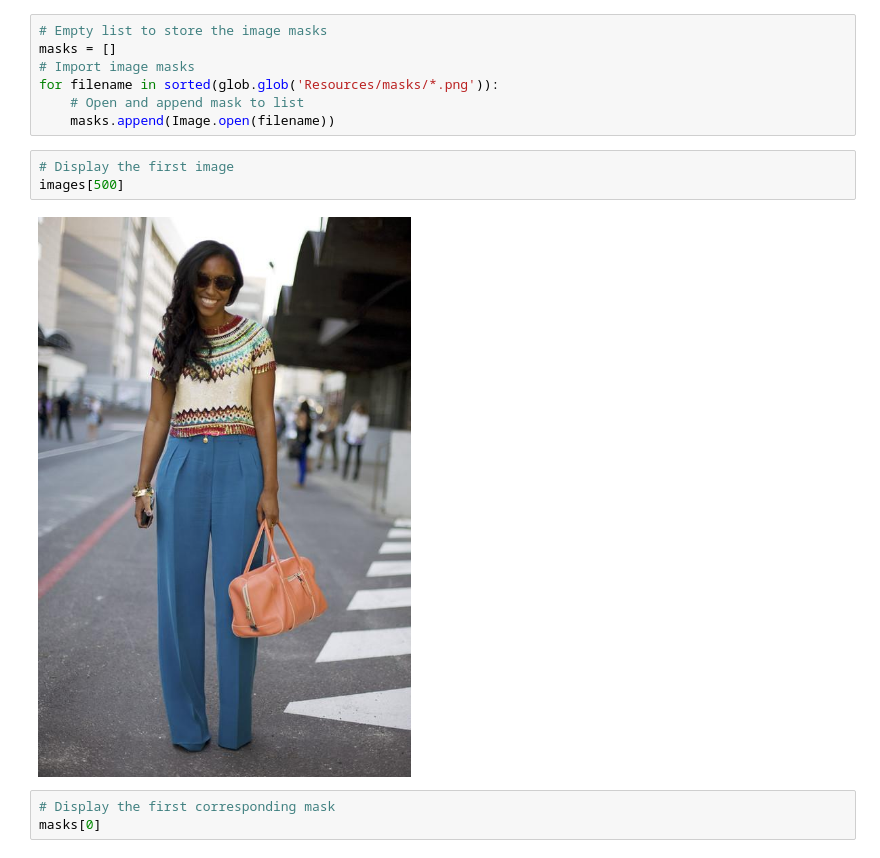
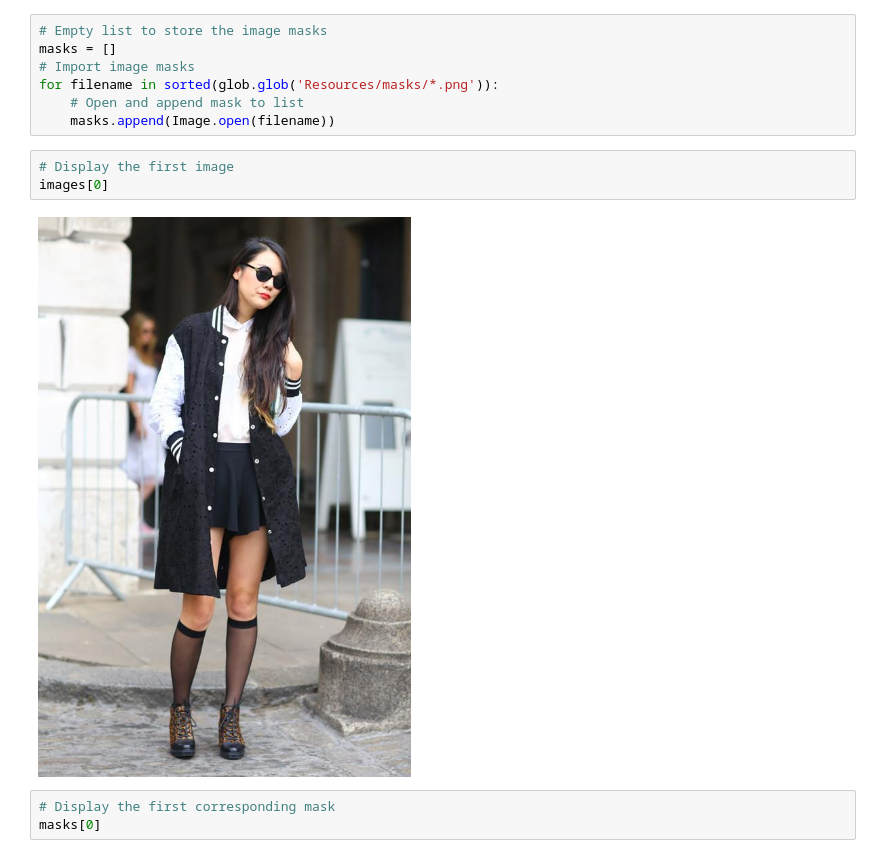
Before and after one commit to jaidevkler/Project-Clothing-Recommendation, a Jupyter notebook: cloting_recommendation.ipynb, the cells around one changed output. Drawn from its saved outputs; the diff is of its cells as text.

```diff
--- a/cloting_recommendation.ipynb
+++ b/cloting_recommendation.ipynb
@@ -30,9 +32,9 @@ for filename in sorted(glob.glob('Resources/masks/*.png')):
     masks.append(Image.open(filename))
 # %%
 # Display the first image
-images[500]
+images[0]
 # %% [output]
-[figure, old version]
+[figure, new version]
 # %%
 # Display the first corresponding mask
 masks[0]
```
Also changed, not shown: parts of 24 cells of this notebook, 1 other file.
